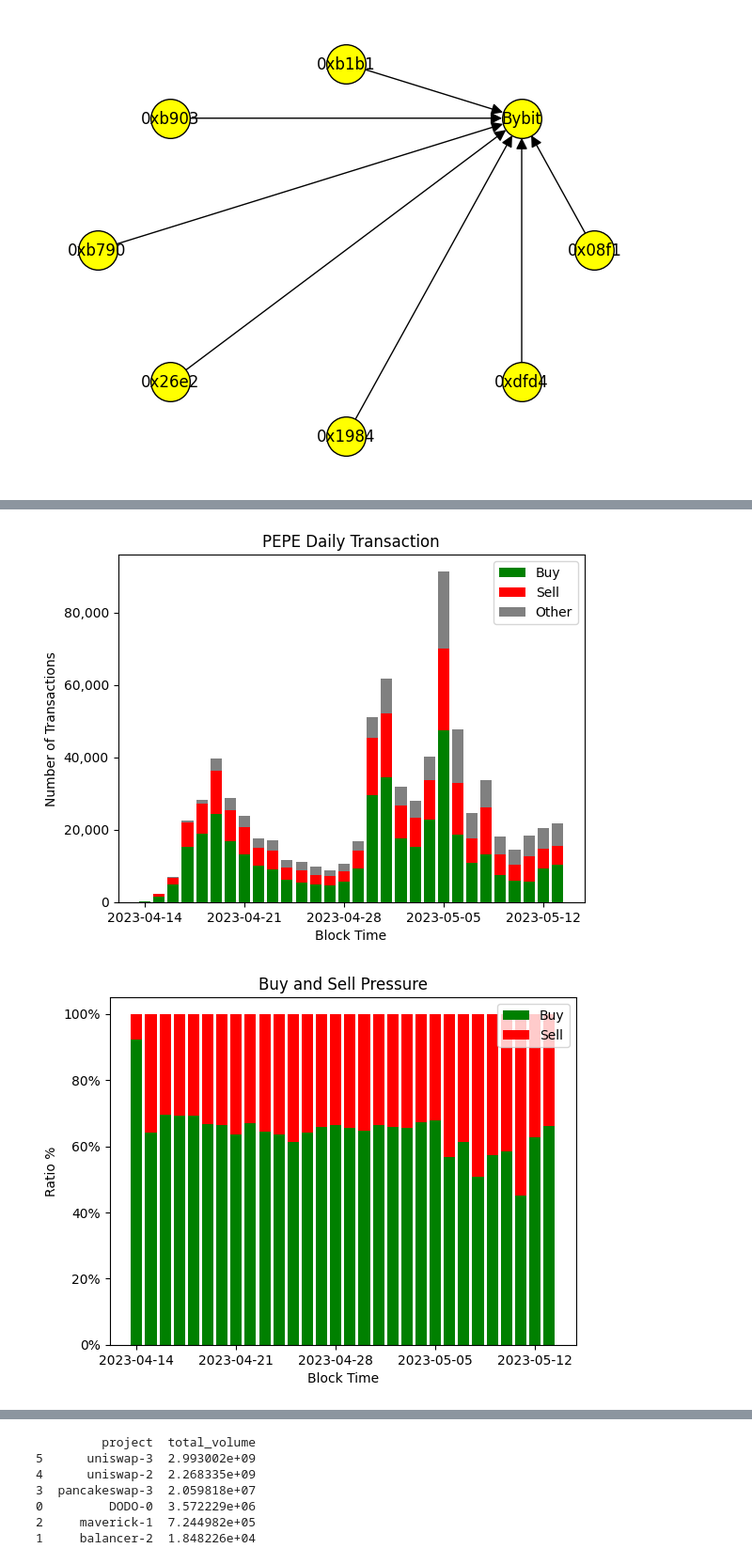
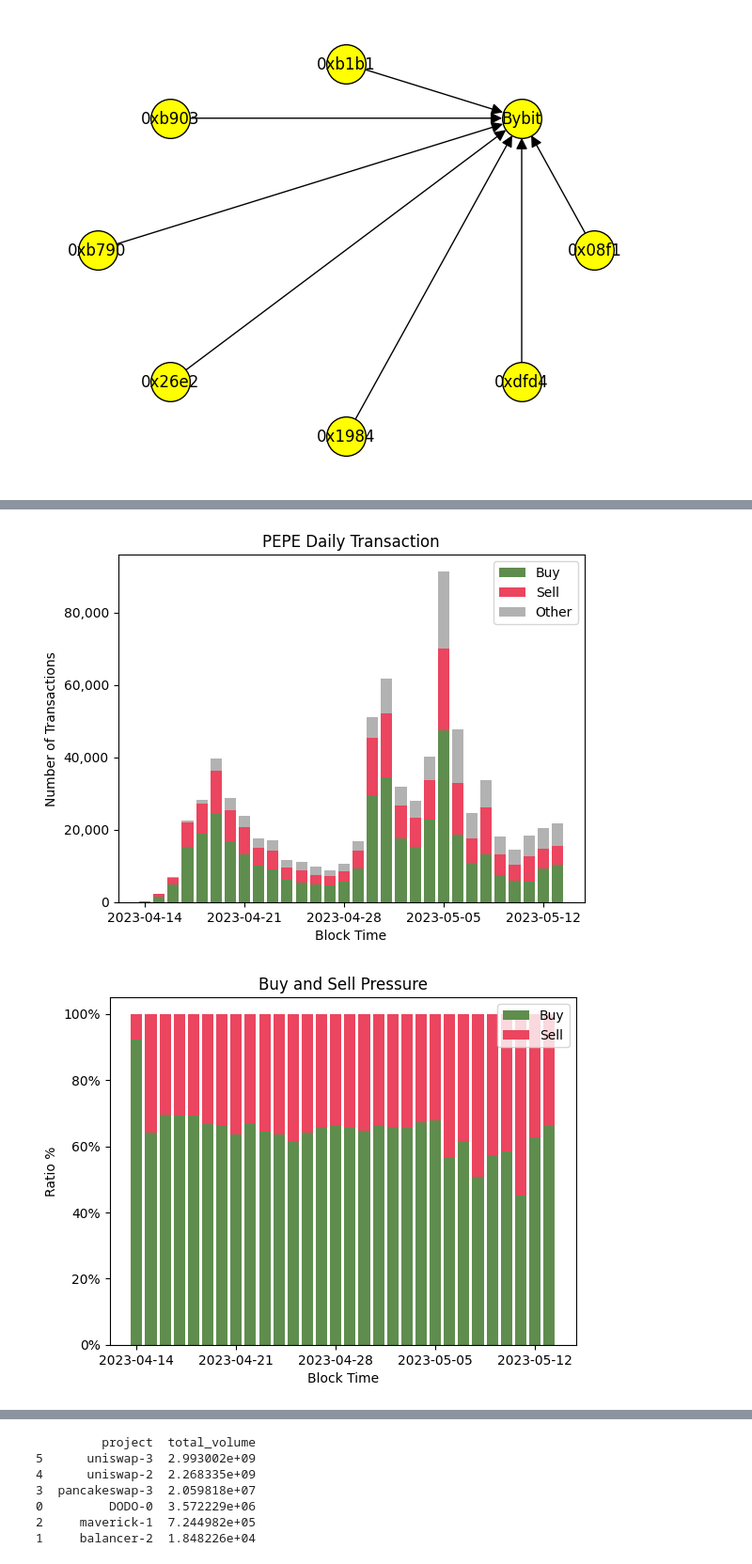
Before and after one commit to bazhkha/pepe-coin-analytics, a Jupyter notebook: index.ipynb, the cells around one changed output, grey strips where cells are left out. Shown at 94% size. Cells and saved outputs as stored; diff of their text form; code cells hidden in the pictures.

```diff
--- a/index.ipynb
+++ b/index.ipynb
@@ -63,6 +63,13 @@ def format_currency(number):
   formatted_number = '{:.0f}{}'.format(number, suffixes[suffix_index])
 
   return '$' + formatted_number
+# %%
+# Constant variables
+PRIMARY_COLOR = '#519259'
+BUY_COLOR = '#5F8D4E'
+SELL_COLOR = '#EB455F'
+BLACK_COLOR = '#000000'
+GRAY_COLOR = '#B2B2B2'
 # %%
 # Overview
 start_time = df['block_time'].iloc[0]
@@ -306,9 +312,9 @@ df_counter = df_counter.assign(tx_other_count = lambda x: get_other_count(x))
 
 # Draw bar chart
 _, ax = plt.subplots()
-ax.bar(df_counter['block_time'], df_counter['tx_buy_count'], color='g')
-ax.bar(df_counter['block_time'], df_counter['tx_sell_count'], bottom=df_counter['tx_buy_count'], color='r')
-ax.bar(df_counter['block_time'], df_counter['tx_other_count'], bottom=df_counter['tx_buy_count'] + df_counter['tx_sell_count'], color='gray')
+ax.bar(df_counter['block_time'], df_counter['tx_buy_count'], color=BUY_COLOR)
+ax.bar(df_counter['block_time'], df_counter['tx_sell_count'], bottom=df_counter['tx_buy_count'], color=SELL_COLOR)
+ax.bar(df_counter['block_time'], df_counter['tx_other_count'], bottom=df_counter['tx_buy_count'] + df_counter['tx_sell_count'], color=GRAY_COLOR)
 
 ax.set_xlabel('Block Time')
 ax.set_ylabel('Number of Transactions')
@@ -321,32 +327,32 @@ ax.yaxis.set_major_formatter(mtick.FuncFormatter(lambda y, _: format(int(y), ','
 
 plt.show()
 # %% [output]
-[figure, old version]
+[figure, new version]
 # %%
 # Ratio of buy and sell
 def get_buy_percentage(row):
   return round((row['tx_buy_count'] / (row['tx_buy_count'] + row['tx_sell_count'])) * 100, 2)
 
 df_swap_ratio = df_counter[['block_time', 'tx_buy_count', 'tx_sell_count']]
 df_swap_ratio = df_swap_ratio.assign(buy_percentage = lambda x: get_buy_percentage(x))
 df_swap_ratio = df_swap_ratio.assign(sell_percentage = lambda x: 100 - x['buy_percentage'])
 
 _, ax = plt.subplots()
-ax.bar(df_swap_ratio['block_time'], df_swap_ratio['buy_percentage'], color='g')
-ax.bar(df_swap_ratio['block_time'], df_swap_ratio['sell_percentage'], bottom=df_swap_ratio['buy_percentage'], color='r')
+ax.bar(df_swap_ratio['block_time'], df_swap_ratio['buy_percentage'], color=BUY_COLOR)
+ax.bar(df_swap_ratio['block_time'], df_swap_ratio['sell_percentage'], bottom=df_swap_ratio['buy_percentage'], color=SELL_COLOR)
 
 ax.set_title('Buy and Sell Pressure')
 ax.set_xlabel('Block Time')
 ax.set_ylabel('Ratio %')
 ax.legend(['Buy', 'Sell'])
 
 # Show ticks at every 7 days
 ax.set_xticks(range(0, len(df_counter['block_time']), 7))
 ax.yaxis.set_major_formatter(mtick.PercentFormatter())
 
 plt.show()
 # %% [output]
-[figure, old version]
+[figure, new version]
 # %%
 # Swap rate
 df_unique_hash = df.drop_duplicates(['hash'])
```
Also changed, not shown: parts of 5 cells of this notebook.
